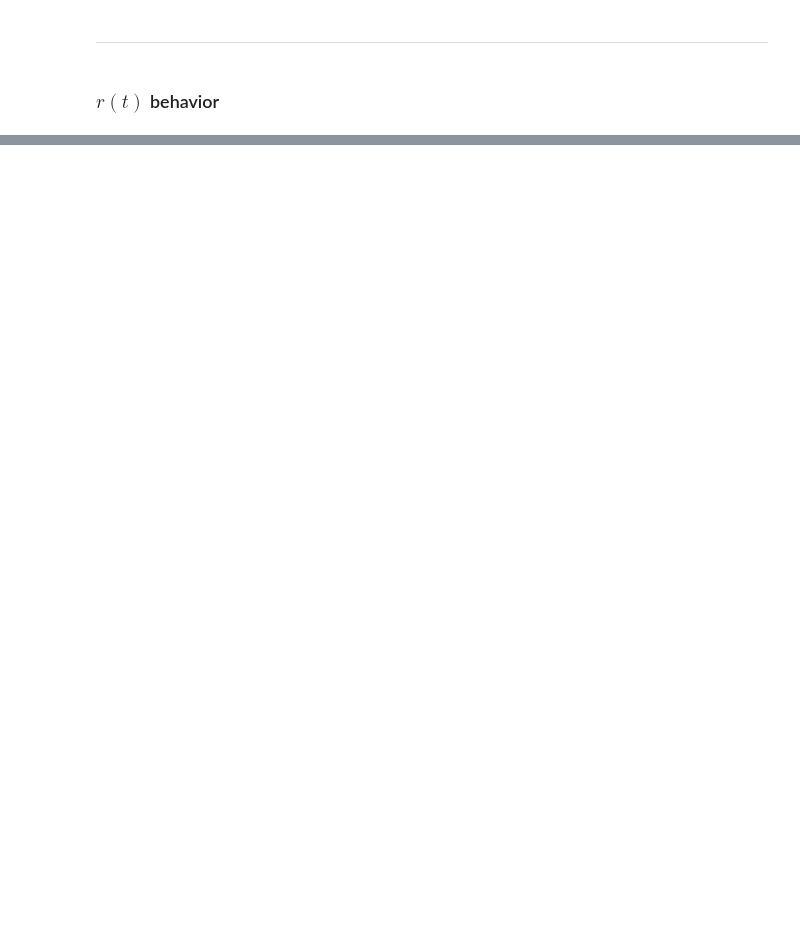
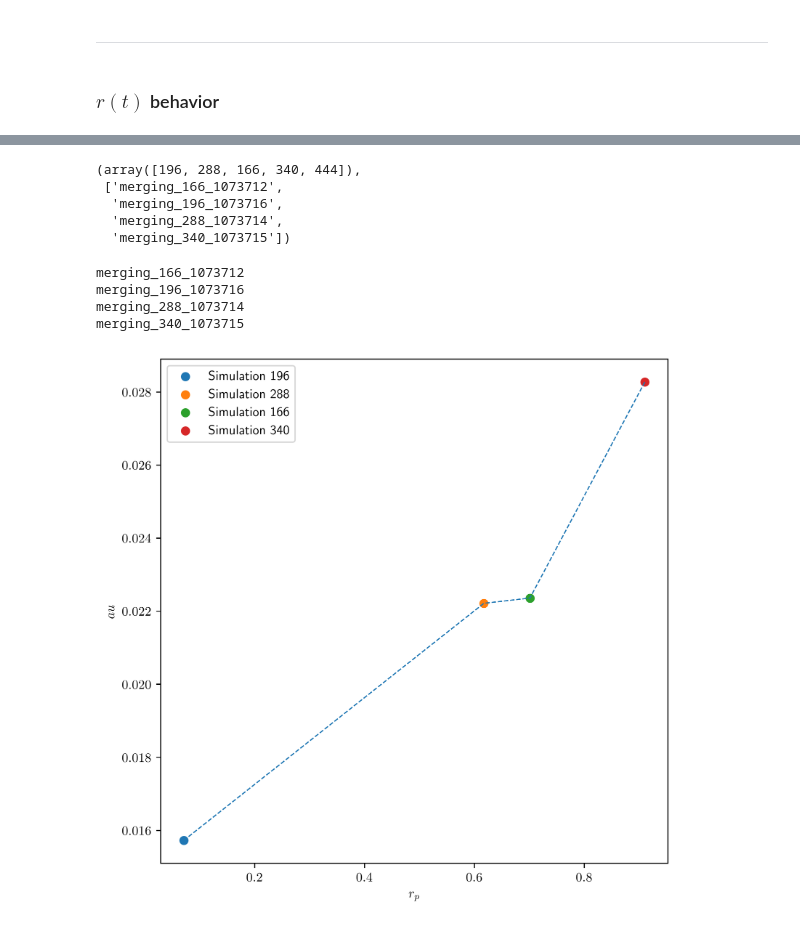
Before and after one commit to ValeriaTorresG/HaloMergingTimescales, a Jupyter notebook: notebooks/metrics.ipynb, the cells around one changed output, grey strips where cells are left out. Cells and saved outputs as stored; diff of their text form; code cells hidden in the pictures; blank space fills up the shorter version.

Commit message:
tau vs rp plot

```diff
--- a/notebooks/metrics.ipynb
+++ b/notebooks/metrics.ipynb
@@ -156,0 +155,48 @@ plt.show()
+# %%
+files = [f for f in os.listdir('/net/hypernova/data2/BOOMPJE/') if f.startswith('merging')]
+# %%
+test = np.random.randint(0,498,5)
+ls = []
+for f in files:
+    if (f[10]=='_'):
+        if (int(f[8:10]) in test):
+            ls.append(f)
+    elif (f[9]=='_'):
+        if (int(f[8]) in test):
+            ls.append(f)
+    elif (int(f[8:11]) in test):
+        ls.append(f)
+# %%
+test, ls
+# %% [output]
+(array([196, 288, 166, 340, 444]),
+ ['merging_166_1073712',
+  'merging_196_1073716',
+  'merging_288_1073714',
+  'merging_340_1073715'])
+# %%
+tau, r_p = [], []
+for l in ls:
+    print(l)
+    r_p.append(read_parameters(l)['pericentre_distance'])
+    _, t, idx = find_tau_wt(l)
+    tau.append(t[idx])
+# %% [output]
+merging_166_1073712
+merging_196_1073716
+merging_288_1073714
+merging_340_1073715
+# %%
+tau.sort()
+r_p.sort()
+# %%
+fig, ax = plt.subplots(figsize=(7, 7))
+for i in range(len(tau)):
+    plt.scatter(r_p[i], tau[i], label=f'Simulation {test[i]}')
+plt.plot(r_p, tau, ls='--', lw=0.9)
+ax.set_ylabel('$\tau$')
+ax.set_xlabel('$r_p$')
+plt.legend()
+plt.show()
+# %% [output]
+[figure, added]
```
Also changed, not shown: parts of 6 cells of this notebook, 1 other file.
